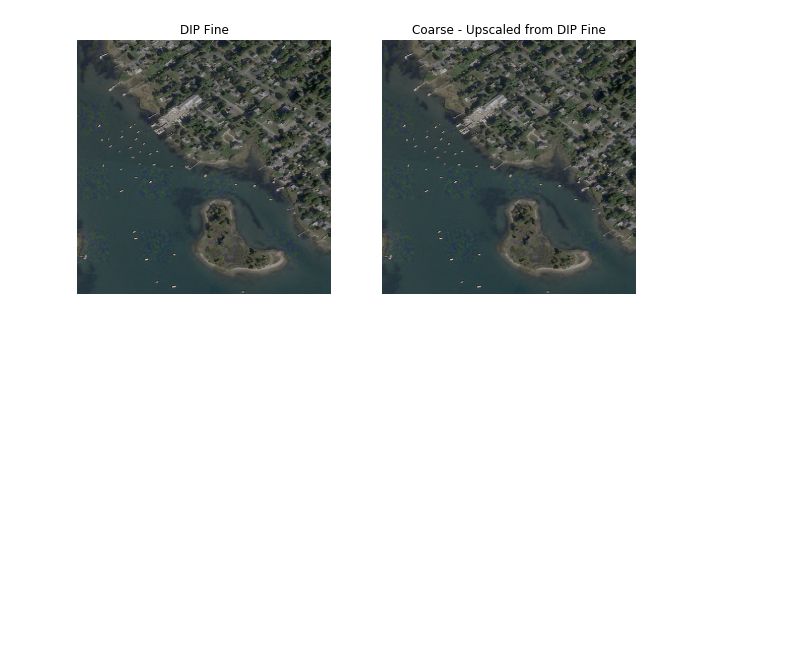
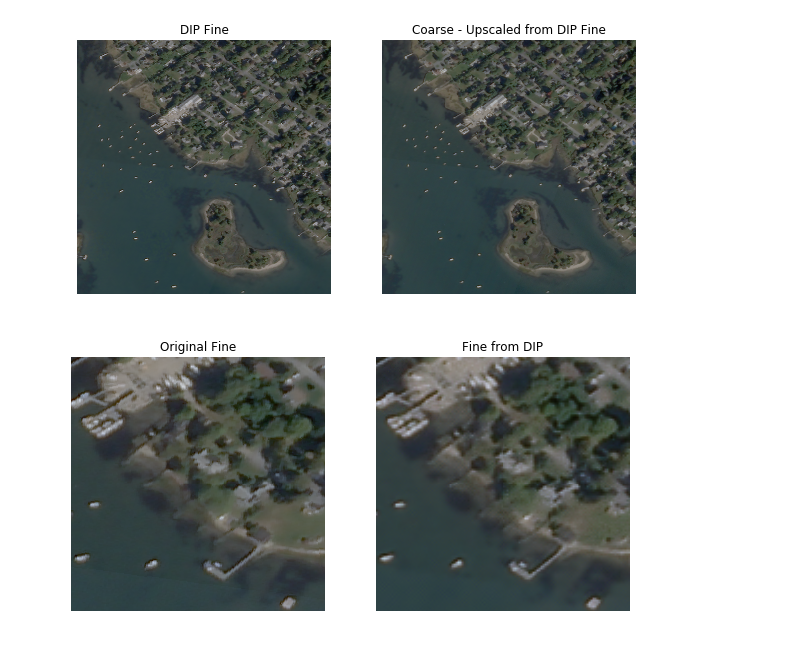
Before and after one commit to zhwang0/dip-kriging, a Jupyter notebook: dirKriging.ipynb, the cells around one changed output. Cells and saved outputs as stored; diff of their text form; code cells hidden in the pictures; blank space fills up the shorter version.

```diff
--- a/dirKriging.ipynb
+++ b/dirKriging.ipynb
@@ -17,5 +23,8 @@ dim = 1024
 # %%
-# Functions
+# Name of image to upscale. Must be a 256x256 PNG.
+image_name = "p_1024.png"
+dim = 1024
+
 def load_image(filename, dim):
     with open(image_name, 'rb') as f:
         raw_image = tf.image.decode_png(f.read())
@@ -256,4 +266,11 @@ img_f_dip = imread('output/1300_p_1024.png').astype(float) / 255
 # %%
+# read images
+img_f = imread(image_name).astype(float) / 255
+img_c = imread('output/corrupt.png').astype(float) / 255
+img_f_dip = imread('output/4000_p_1024.png').astype(float) / 255
+img_c_dip = imread('output/blur_4000_p_1024.png').astype(float) / 255
+
+
 # display
 fig, axes = plt.subplots(1, 2, figsize=(10, 10))
 
@@ -272,7 +289,7 @@ axes[0].imshow(img_f_dip)
 axes[0].set_title('DIP Fine')
 axes[0].axis('off')
 
-axes[1].imshow(img_f_dip)
+axes[1].imshow(img_c_dip)
 axes[1].set_title('Coarse - Upscaled from DIP Fine')
 axes[1].axis('off')
 # %% [output]
@@ -288,0 +299,20 @@ y = resi.reshape(resi_size[0]*resi_size[1], resi_size[2], order='C')
+# %%
+# read images
+img_f_sub = img_f[300:555, 300:555,:]
+img_f_dip_sub = img_f_dip[300:555, 300:555,:]
+
+
+# display
+fig, axes = plt.subplots(1, 2, figsize=(10, 10))
+
+axes[0].imshow(img_f_sub)
+axes[0].set_title('Original Fine')
+axes[0].axis('off')
+
+axes[1].imshow(img_f_dip_sub)
+axes[1].set_title('Fine from DIP')
+axes[1].axis('off')
+
+fig.savefig('output_kriging/subset_urban.png')
+# %% [output]
+[figure, added]
```
Also changed, not shown: parts of 38 cells of this notebook.
